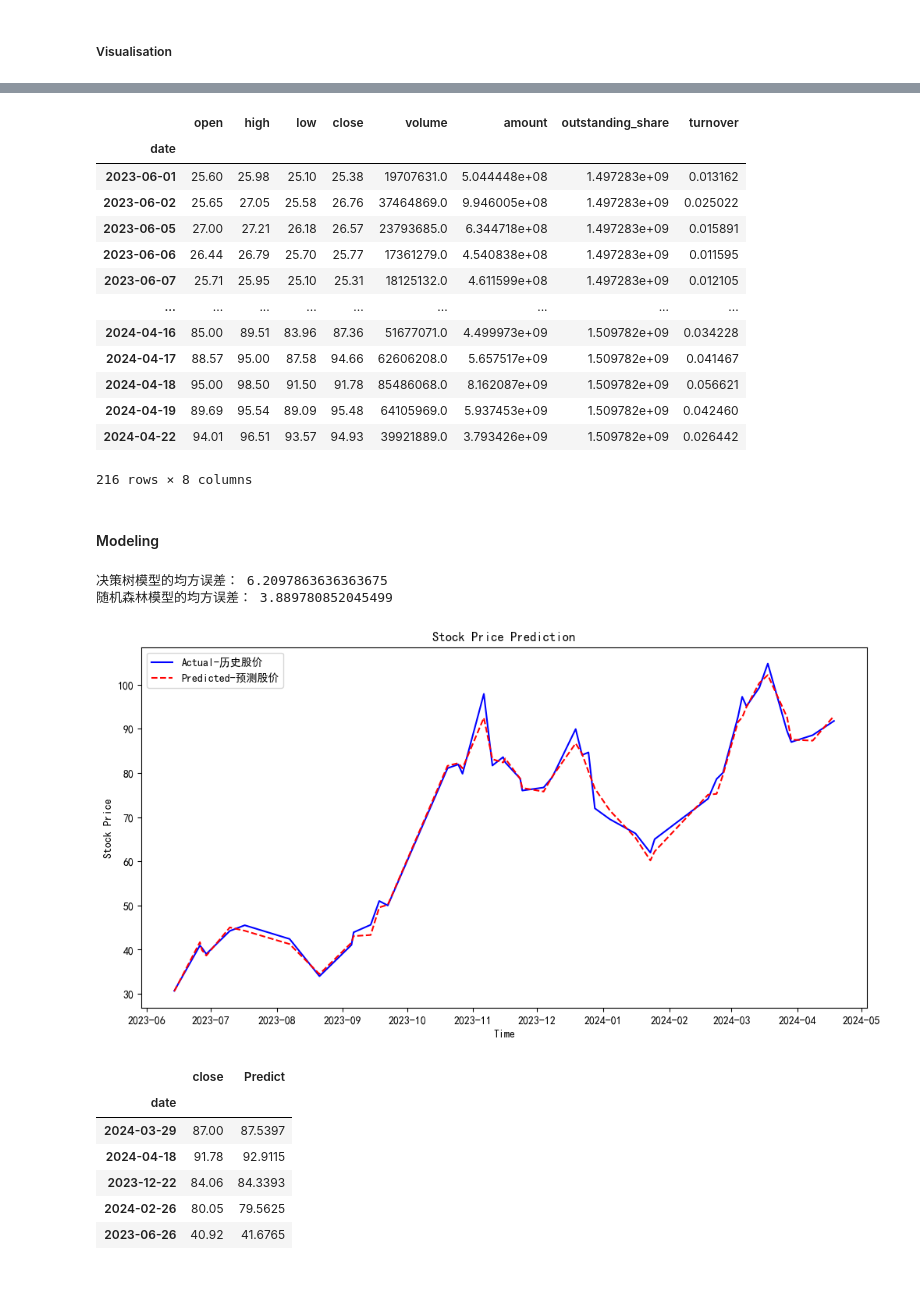
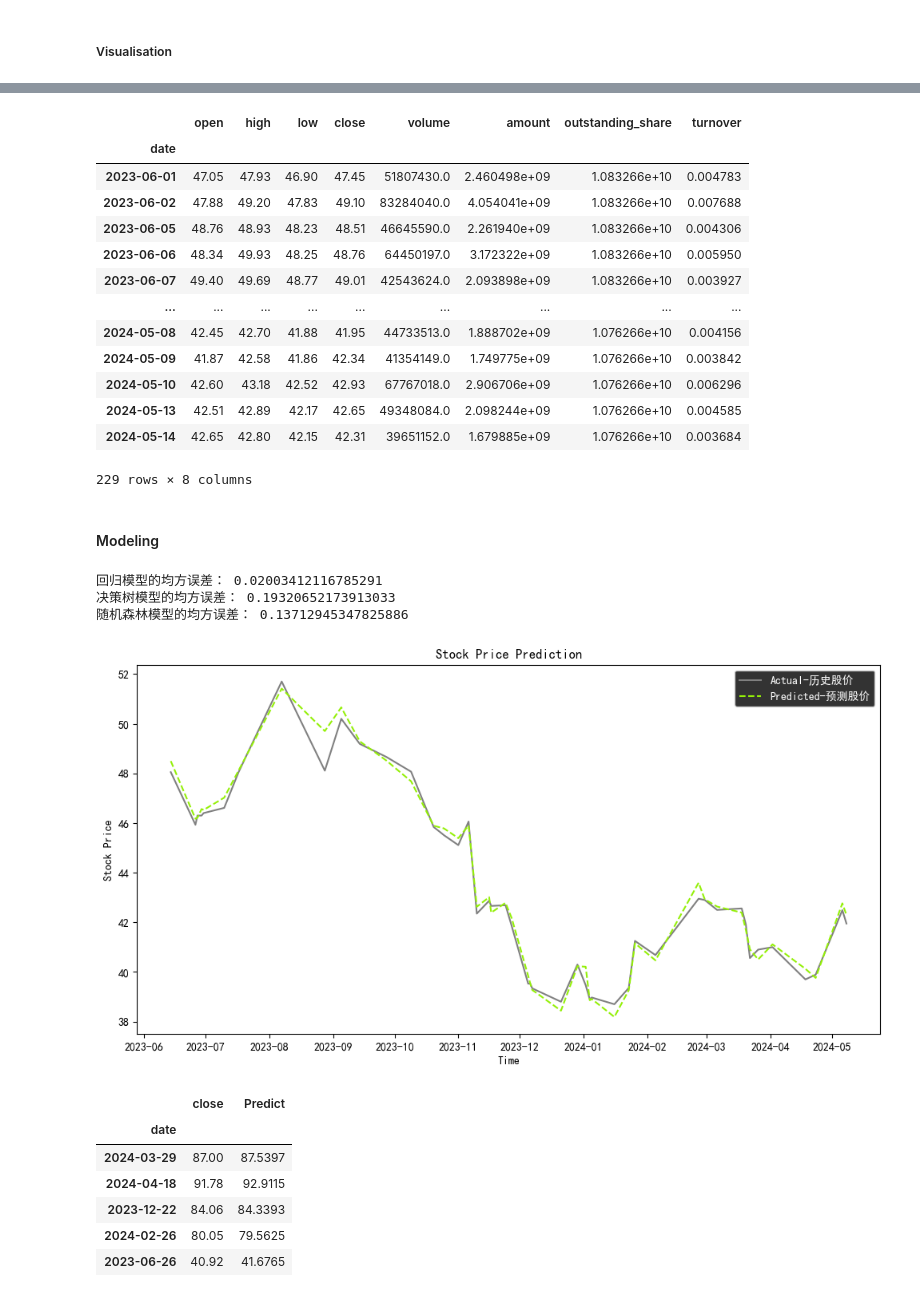
Before and after one commit to klein-wang/TechNow, a Jupyter notebook: trading/astock_extract.ipynb, the cells around one changed output, grey strips where cells are left out. Cells and saved outputs as stored; diff of their text form; code cells hidden in the pictures.

Commit message:
add Regression model

```diff
--- a/trading/astock_extract.ipynb
+++ b/trading/astock_extract.ipynb
@@ -170,23 +202,23 @@ plt.show()
 # %%
-stock_data = ak.stock_zh_a_daily(symbol=stock_list[4], start_date=start_date, end_date=end_date)
+stock_data = ak.stock_zh_a_daily(symbol=stock_list[3], start_date=start_date, end_date=end_date)
 # 将日期列设置为索引
 stock_data.set_index('date', inplace=True)
 stock_data
 # %% [output]
 |  | open | high | low | close | volume | amount | outstanding_share | turnover |
 | date |  |  |  |  |  |  |  |  |
-| 2023-06-01 | 25.60 | 25.98 | 25.10 | 25.38 | 19707631.0 | 5.044448e+08 | 1.497283e+09 | 0.013162 |
-| 2023-06-02 | 25.65 | 27.05 | 25.58 | 26.76 | 37464869.0 | 9.946005e+08 | 1.497283e+09 | 0.025022 |
-| 2023-06-05 | 27.00 | 27.21 | 26.18 | 26.57 | 23793685.0 | 6.344718e+08 | 1.497283e+09 | 0.015891 |
-| 2023-06-06 | 26.44 | 26.79 | 25.70 | 25.77 | 17361279.0 | 4.540838e+08 | 1.497283e+09 | 0.011595 |
-| 2023-06-07 | 25.71 | 25.95 | 25.10 | 25.31 | 18125132.0 | 4.611599e+08 | 1.497283e+09 | 0.012105 |
+| 2023-06-01 | 47.05 | 47.93 | 46.90 | 47.45 | 51807430.0 | 2.460498e+09 | 1.083266e+10 | 0.004783 |
+| 2023-06-02 | 47.88 | 49.20 | 47.83 | 49.10 | 83284040.0 | 4.054041e+09 | 1.083266e+10 | 0.007688 |
+| 2023-06-05 | 48.76 | 48.93 | 48.23 | 48.51 | 46645590.0 | 2.261940e+09 | 1.083266e+10 | 0.004306 |
+| 2023-06-06 | 48.34 | 49.93 | 48.25 | 48.76 | 64450197.0 | 3.172322e+09 | 1.083266e+10 | 0.005950 |
+| 2023-06-07 | 49.40 | 49.69 | 48.77 | 49.01 | 42543624.0 | 2.093898e+09 | 1.083266e+10 | 0.003927 |
 | ... | ... | ... | ... | ... | ... | ... | ... | ... |
-| 2024-04-16 | 85.00 | 89.51 | 83.96 | 87.36 | 51677071.0 | 4.499973e+09 | 1.509782e+09 | 0.034228 |
-| 2024-04-17 | 88.57 | 95.00 | 87.58 | 94.66 | 62606208.0 | 5.657517e+09 | 1.509782e+09 | 0.041467 |
-| 2024-04-18 | 95.00 | 98.50 | 91.50 | 91.78 | 85486068.0 | 8.162087e+09 | 1.509782e+09 | 0.056621 |
-| 2024-04-19 | 89.69 | 95.54 | 89.09 | 95.48 | 64105969.0 | 5.937453e+09 | 1.509782e+09 | 0.042460 |
-| 2024-04-22 | 94.01 | 96.51 | 93.57 | 94.93 | 39921889.0 | 3.793426e+09 | 1.509782e+09 | 0.026442 |
+| 2024-05-08 | 42.45 | 42.70 | 41.88 | 41.95 | 44733513.0 | 1.888702e+09 | 1.076266e+10 | 0.004156 |
+| 2024-05-09 | 41.87 | 42.58 | 41.86 | 42.34 | 41354149.0 | 1.749775e+09 | 1.076266e+10 | 0.003842 |
+| 2024-05-10 | 42.60 | 43.18 | 42.52 | 42.93 | 67767018.0 | 2.906706e+09 | 1.076266e+10 | 0.006296 |
+| 2024-05-13 | 42.51 | 42.89 | 42.17 | 42.65 | 49348084.0 | 2.098244e+09 | 1.076266e+10 | 0.004585 |
+| 2024-05-14 | 42.65 | 42.80 | 42.15 | 42.31 | 39651152.0 | 1.679885e+09 | 1.076266e+10 | 0.003684 |
-216 rows × 8 columns
+229 rows × 8 columns
 # %% [markdown]
 #### Modeling
 # %%
@@ -201,6 +234,11 @@ X = stock_data.drop('close', axis=1)
 y = stock_data['close']
 X_train, X_test, y_train, y_test = train_test_split(X, y, test_size=0.2, random_state=42)
 # %%
+# 训练回归模型
+lr = LinearRegression()
+lr.fit(X_train, y_train)
+y_pred_lr = lr.predict(X_test)
+
 # 训练决策树模型
 dt = DecisionTreeRegressor(random_state=42)
 dt.fit(X_train, y_train)
@@ -212,33 +250,36 @@ rf.fit(X_train, y_train)
 y_pred_rf = rf.predict(X_test)
 
 # 计算均方误差
+mse_lr = mean_squared_error(y_test, y_pred_lr)
 mse_dt = mean_squared_error(y_test, y_pred_dt)
 mse_rf = mean_squared_error(y_test, y_pred_rf)
 
+print('回归模型的均方误差：', mse_lr)
 print('决策树模型的均方误差：', mse_dt)
 print('随机森林模型的均方误差：', mse_rf)
 # %% [output]
-决策树模型的均方误差： 6.2097863636363675
-随机森林模型的均方误差： 3.889780852045499
+回归模型的均方误差： 0.02003412116785291
+决策树模型的均方误差： 0.19320652173913033
+随机森林模型的均方误差： 0.13712945347825886
 # %%
 
 dates = y_test.index[:len(y_pred_rf)]
 # y_test.index = pd.to_datetime(y_test.index)
 y_test = pd.DataFrame(y_test)
 y_test['predict'] = y_pred_rf
 y_test.sort_index(inplace=True)
 
 # Plot the predicted and actual values
 plt.figure(figsize=(12, 6))
-plt.plot(y_test['close'], label="Actual-历史股价", color="blue")
-plt.plot(y_test['predict'], label="Predicted-预测股价", color="red", linestyle = "--")
+plt.plot(y_test['close'], label="Actual-历史股价", color="grey")
+plt.plot(y_test['predict'], label="Predicted-预测股价", color="#94F008", linestyle = "--")
 plt.title("Stock Price Prediction")
 plt.xlabel("Time")
 plt.ylabel("Stock Price")
-plt.legend()
+plt.legend(facecolor='black', labelcolor='white')
 plt.show()
 # %% [output]
-[figure, old version]
+[figure, new version]
 # %%
 y_test
 # %% [output]
```
Also changed, not shown: parts of 7 cells of this notebook, 1 other file.
